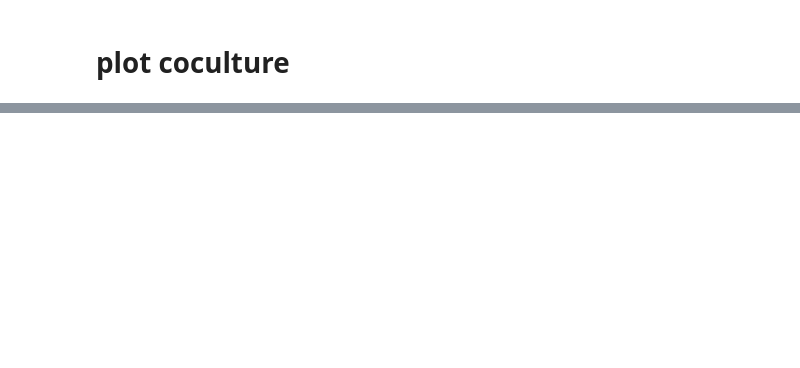
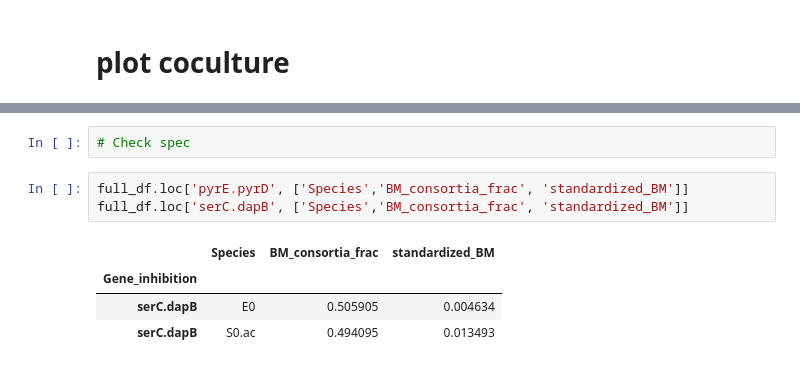
Before and after one commit to TFwongw/Harcombe_Lab, a Jupyter notebook: JupyterNotebook/flux_analysis.ipynb, the cells around one changed output, grey strips where cells are left out. Drawn from its saved outputs; the diff is of its cells as text; blank space fills up the shorter version.

```diff
--- a/JupyterNotebook/flux_analysis.ipynb
+++ b/JupyterNotebook/flux_analysis.ipynb
@@ -805,2 +867,12 @@ plot_coculture('gltA.gltD')
 # %% [output]
 [figure]
+# %%
+# Check spec
+# %%
+full_df.loc['pyrE.pyrD', ['Species','BM_consortia_frac', 'standardized_BM']]
+full_df.loc['serC.dapB', ['Species','BM_consortia_frac', 'standardized_BM']]
+# %% [output]
+|  | Species | BM_consortia_frac | standardized_BM |
+| Gene_inhibition |  |  |  |
+| serC.dapB | E0 | 0.505905 | 0.004634 |
+| serC.dapB | S0.ac | 0.494095 | 0.013493 |
```
Also changed, not shown: parts of 34 cells of this notebook.
